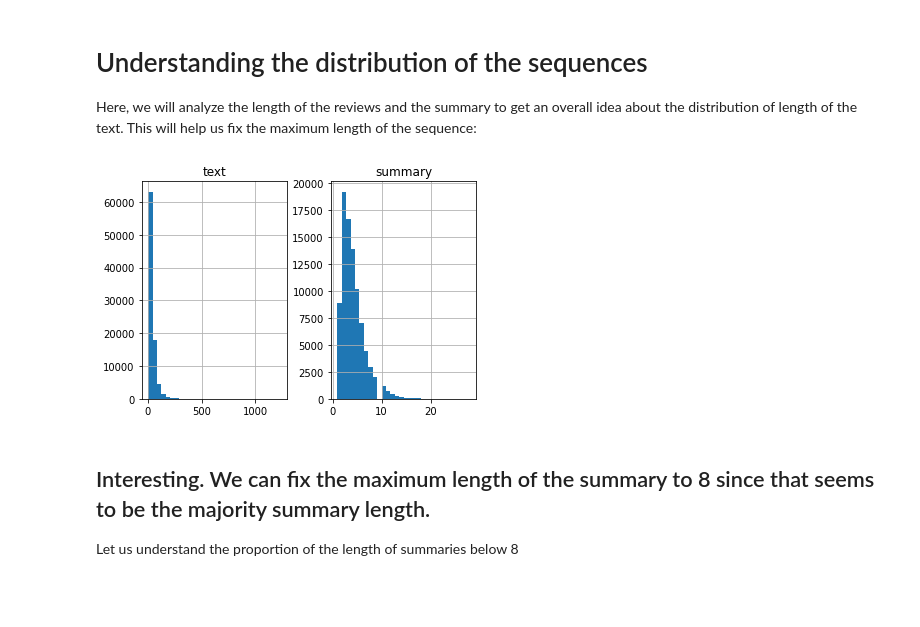
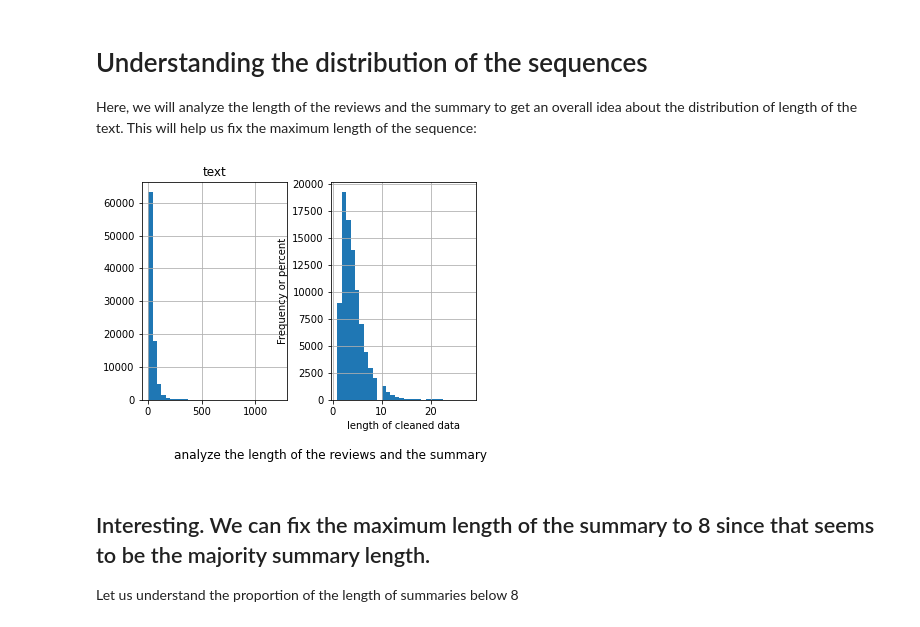
Before and after one commit to ujjawal-mandhani979392/MajorProject, a Jupyter notebook: Major_project (1).ipynb, the cells around one changed output. Saved outputs shown, nothing was run; the diff lists cells and outputs as text; code cells hidden in the pictures; blank space fills up the shorter version.

```diff
--- a/Major_project (1).ipynb
+++ b/Major_project (1).ipynb
@@ -179,22 +179,25 @@ Here, we will analyze the length of the reviews and the summary to get an overal
 # %%
 import matplotlib.pyplot as plt
 
 text_word_count = []
 summary_word_count = []
 
 # populate the lists with sentence lengths
 for i in data['cleaned_text']:
       text_word_count.append(len(i.split()))
 
 for i in data['cleaned_summary']:
       summary_word_count.append(len(i.split()))
 
 length_df = pd.DataFrame({'text':text_word_count, 'summary':summary_word_count})
 
 length_df.hist(bins = 30)
+plt.xlabel('length of cleaned data')
+plt.ylabel('Frequency or percent')
+plt.title("analyze the length of the reviews and the summary", y=-0.3, x=0)
 plt.show()
 # %% [output]
-[figure, old version]
+[figure, new version]
 # %% [markdown]
 ## Interesting. We can fix the maximum length of the summary to 8 since that seems to be the majority summary length.
 
```
Also changed, not shown: parts of 1 cell of this notebook.
